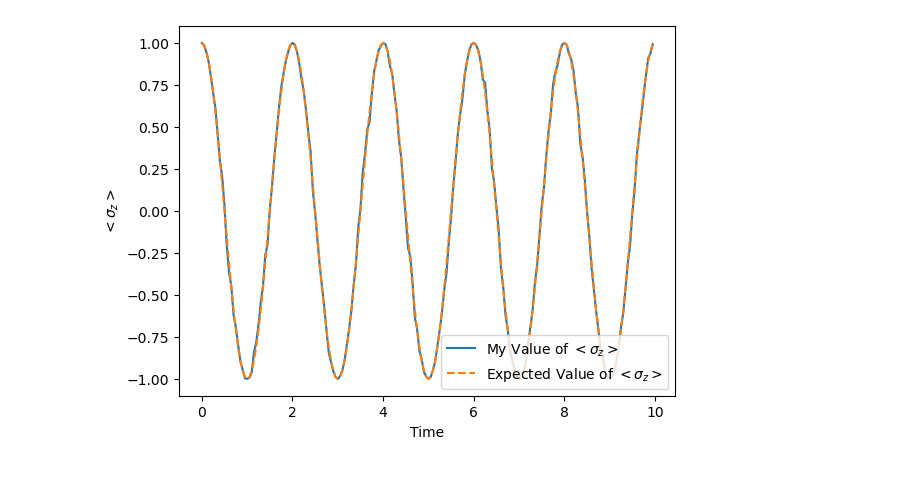
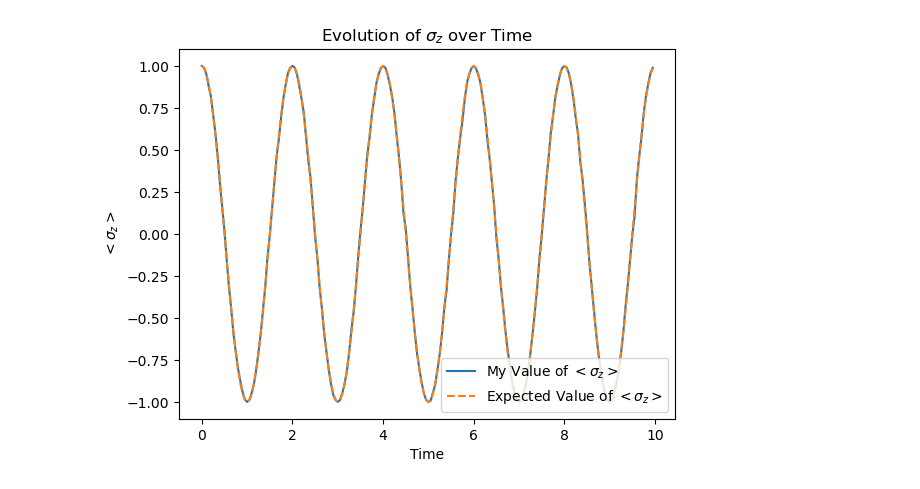
Before and after one commit to zlaraib/QCNO, a Jupyter notebook: build_circuit/vac_osc_time_evol.ipynb, the cells around one changed output. Drawn from its saved outputs; the diff is of its cells as text; code cells hidden in the pictures.

```diff
--- a/build_circuit/vac_osc_time_evol.ipynb
+++ b/build_circuit/vac_osc_time_evol.ipynb
@@ -19,12 +19,15 @@ tolerance = 0.1  # Define your tolerance
 dt = 0.05  # Time step for the simulation
 time_steps = 200  # Total number of time steps for the simulation
 
-provider = IBMProvider()
+# provider = IBMProvider()
 # provider = IBMProvider(instance="ibm-q-ornl/ornl/csc500")
 
 # # Select a backend
-# backend = provider.get_backend('simulator_mps')
-backend = Aer.get_backend('aer_simulator')
+# # backend = provider.get_backend('simulator_mps')
+# backend = provider.get_backend('ibm_osaka')
+
+# backend = Aer.get_backend('aer_simulator')
+backend = Aer.get_backend('statevector_simulator')
 shots = 1024
 
 # Function to create and evolve the circuit for a given time step
@@ -46,46 +49,46 @@ for step in range(time_steps):
     thetas = 2 * dt * bs  # Calculate the angle for RX gates for each qubit
     for i in range(N):
         expected_sz.append(np.cos(omegas[i] * t))
     expected_sz_array.append(np.mean(expected_sz) if expected_sz else None)
 
     qc = evolve_and_measure_circuit(t, thetas)
     result = execute(qc, backend, shots=shots).result()
     counts = result.get_counts(qc)
 
     # Calculate expectation value of sigma_z for this step
     sigma_z = 0
+    for outcome in counts:
+        # Convert the outcome to sigma_z contributions
+        sigma_z_contribution = sum([1 if bit == '0' else -1 for bit in outcome]) / N
+        sigma_z += sigma_z_contribution * counts[outcome] / shots
+    sigma_z_values.append(sigma_z)
     # for outcome in counts:
-    #     # Convert the outcome to sigma_z contributions
-    #     sigma_z_contribution = sum([1 if bit == '0' else -1 for bit in outcome]) / N
-    #     sigma_z += sigma_z_contribution * counts[outcome] / shots
-    # sigma_z_values.append(sigma_z)
-    for outcome in counts:
-    # Convert the outcome to sigma_z contribution for the first qubit
-    # Qiskit orders qubits in reverse; qubit 0 is the rightmost bit
-        if outcome[::-1][0] == '0':  # Check the state of the first qubit
-            sigma_z += counts[outcome] / shots
-        else:
-            sigma_z -= counts[outcome] / shots
+    # # Convert the outcome to sigma_z contribution for the first qubit
+    # # Qiskit orders qubits in reverse; qubit 0 is the rightmost bit
+    #     if outcome[::-1][0] == '0':  # Check the state of the first qubit
+    #         sigma_z += counts[outcome] / shots
+    #     else:
+    #         sigma_z -= counts[outcome] / shots
 
     # Store the calculated value
-    sigma_z_values.append(sigma_z)
+    # sigma_z_values.append(sigma_z)
 
 # qc = evolve_and_measure_circuit(t, thetas)
 # result = execute(qc, backend, shots=shots).result()
 # counts = result.get_counts(qc)
 # plot_histogram(counts)
 
-# # Verify the condition
-# assert all(abs(np.array(sigma_z_values) - np.array(expected_sz_array)) < tolerance), "Assertion failed: values differ more than tolerance"
+# Verify the condition
+assert all(abs(np.array(sigma_z_values) - np.array(expected_sz_array)) < tolerance), "Assertion failed: values differ more than tolerance"
 
 # Plotting
 time_array = np.arange(0, time_steps*dt, dt)
 plt.plot(time_array, sigma_z_values, label='My Value of $<\\sigma_z>$')
 plt.plot(time_array, expected_sz_array, label='Expected Value of $<\\sigma_z>$', linestyle='--')
 plt.xlabel('Time')
 plt.ylabel('$<\\sigma_z>$')
-# plt.title('Evolution of $\\sigma_z$ over Time')
+plt.title('Evolution of $\\sigma_z$ over Time')
 plt.legend(loc='lower right')
 plt.show()
 # %% [output]
-[figure, old version]
+[figure, new version]
```
